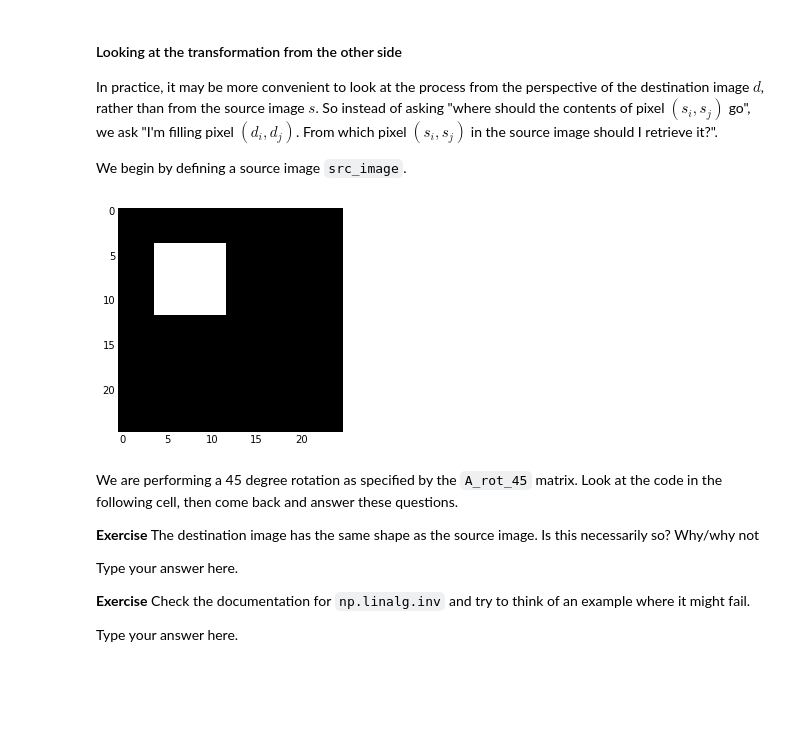
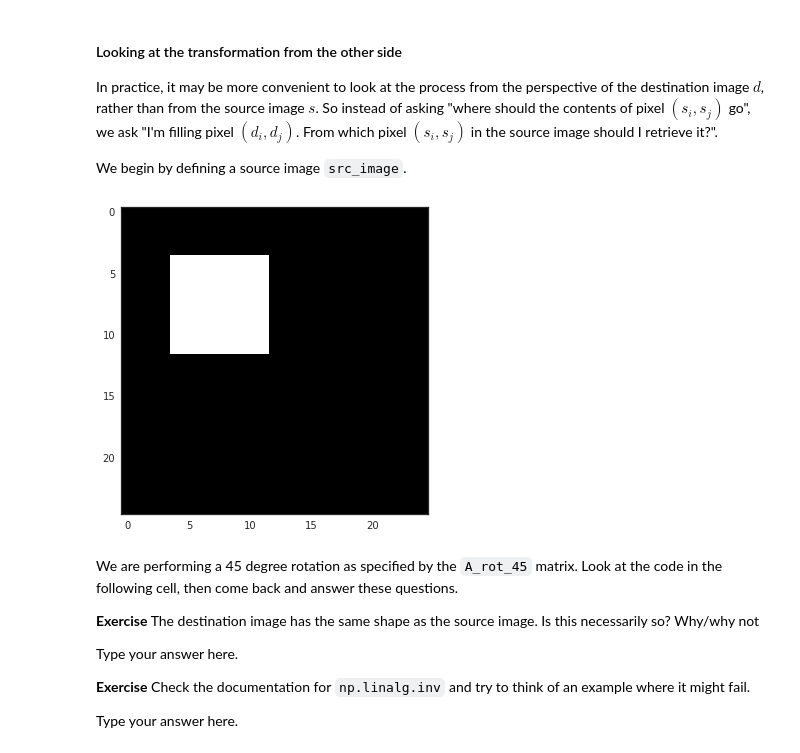
Before and after one commit to andersjo/scientific-programming-2015, a Jupyter notebook: lectures/lecture09/Transforming_images.ipynb, the cells around one changed output. Drawn from its saved outputs; the diff is of its cells as text; code cells hidden in the pictures; blank space fills up the shorter version.

Commit message:
minor changes images

```diff
--- a/lectures/lecture09/Transforming_images.ipynb
+++ b/lectures/lecture09/Transforming_images.ipynb
@@ -2,13 +2,16 @@
 ## Linear and affine transformations of images
 # %%
 %matplotlib inline
-# import seaborn as sbs
+import seaborn as sns
 from skimage import data, io, draw
 import skimage.filters
 from skimage.io import imshow
 import numpy as np
 import pandas as pd
 import matplotlib.pyplot as plt
+
+sns.set_context('notebook')
+sns.set_style('whitegrid')
 # %% [markdown]
 In this notebook you will learn about a class of image transformations that can be modelled as matrix-to-vector multiplication. The matrix represents the transformation (and, accordingly, is called a transformation matrix) while the vector is a coordinate: a point in space. You will use ordinary 2-dimensional coordinates and a particular type of 3-dimensional coordinates known as *homogenous coordinates*.
 # %% [markdown]
@@ -265,15 +268,16 @@ In practice, it may be more convenient to look at the process from the perspecti
 
 We begin by defining a source image `src_image`.
 # %%
+sns.set_style('white')
 src_image = np.zeros((25, 25))
 
 for i in range(4, 12):
     for j in range(4, 12):
         src_image[i, j] = 1
 
 imshow(src_image);
 # %% [output]
-[figure, old version]
+[figure, new version]
 # %% [markdown]
 We are performing a 45 degree rotation as specified by the `A_rot_45` matrix. Look at the code in the following cell, then come back and answer these questions.
 
```
Also changed, not shown: parts of 6 cells of this notebook, 1 other file.
